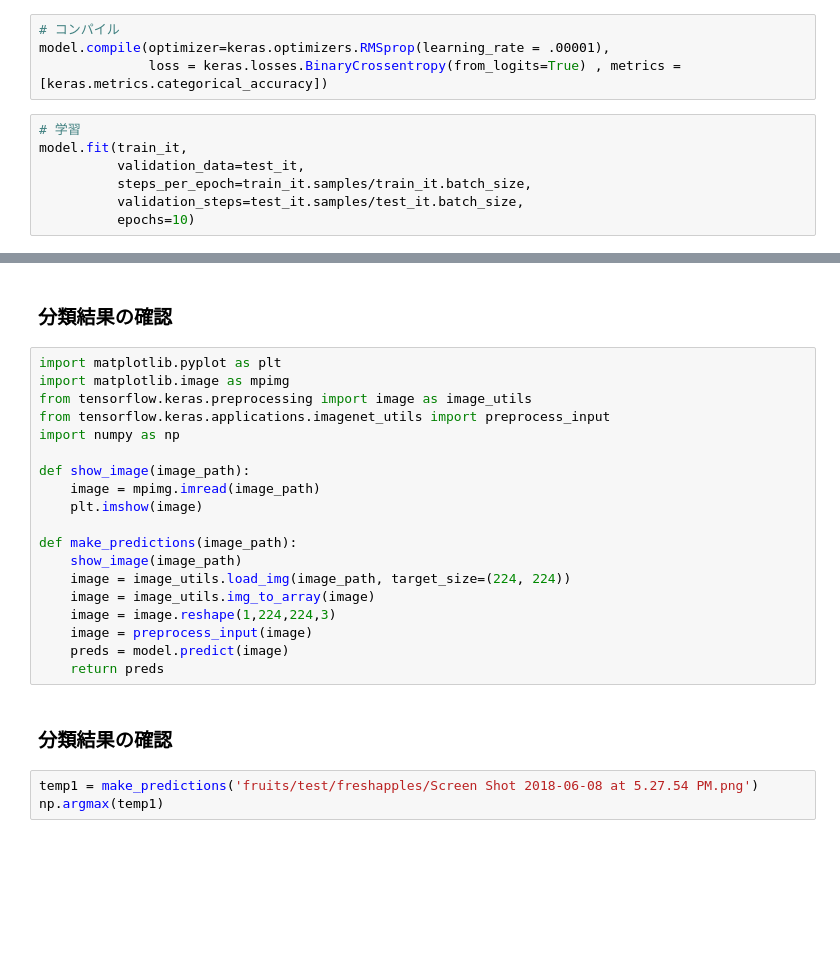
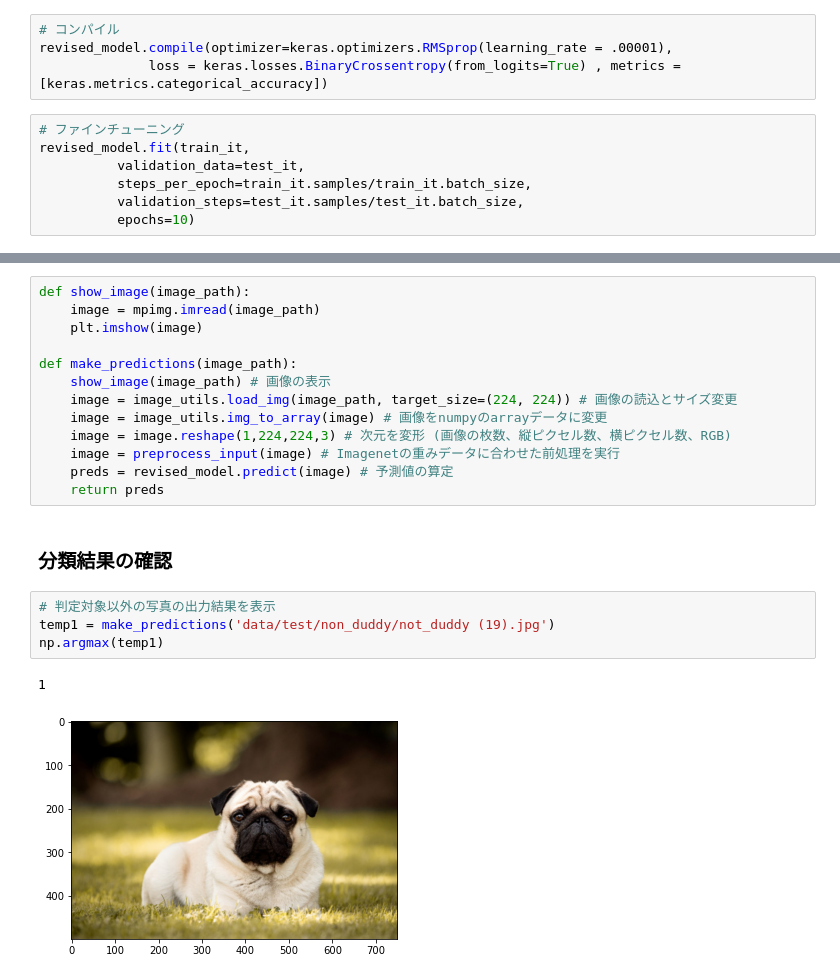
Before and after one commit to KJMAN678/Image_classification_by_keras, a Jupyter notebook: ImageProcessing.ipynb, the cells around one changed output, grey strips where cells are left out. Drawn from its saved outputs; the diff is of its cells as text; blank space fills up the shorter version.

```diff
--- a/ImageProcessing.ipynb
+++ b/ImageProcessing.ipynb
@@ -133,10 +191,10 @@ base_model.trainable = True
 # %%
 # コンパイル
-model.compile(optimizer=keras.optimizers.RMSprop(learning_rate = .00001),
+revised_model.compile(optimizer=keras.optimizers.RMSprop(learning_rate = .00001),
               loss = keras.losses.BinaryCrossentropy(from_logits=True) , metrics =  [keras.metrics.categorical_accuracy])
 # %%
-# 学習
-model.fit(train_it,
+# ファインチューニング
+revised_model.fit(train_it,
           validation_data=test_it,
           steps_per_epoch=train_it.samples/train_it.batch_size,
           validation_steps=test_it.samples/test_it.batch_size,
@@ -148,26 +235,22 @@ model.evaluate(test_it, steps=test_it.samples/test_it.batch_size)
+# %%
+def show_image(image_path):
+    image = mpimg.imread(image_path)
+    plt.imshow(image)
+
+def make_predictions(image_path):
+    show_image(image_path) # 画像の表示
+    image = image_utils.load_img(image_path, target_size=(224, 224)) # 画像の読込とサイズ変更
+    image = image_utils.img_to_array(image) # 画像をnumpyのarrayデータに変更
+    image = image.reshape(1,224,224,3) # 次元を変形 (画像の枚数、縦ピクセル数、横ピクセル数、RGB)
+    image = preprocess_input(image) # Imagenetの重みデータに合わせた前処理を実行
+    preds = revised_model.predict(image) # 予測値の算定
+    return preds
 # %% [markdown]
 ### 分類結果の確認
-# %%
-import matplotlib.pyplot as plt
-import matplotlib.image as mpimg
-from tensorflow.keras.preprocessing import image as image_utils
-from tensorflow.keras.applications.imagenet_utils import preprocess_input
-import numpy as np
-
-def show_image(image_path):
-    image = mpimg.imread(image_path)
-    plt.imshow(image)
-
-def make_predictions(image_path):
-    show_image(image_path)
-    image = image_utils.load_img(image_path, target_size=(224, 224))
-    image = image_utils.img_to_array(image)
-    image = image.reshape(1,224,224,3)
-    image = preprocess_input(image)
-    preds = model.predict(image)
-    return preds
-# %% [markdown]
-### 分類結果の確認
-# %%
-temp1 = make_predictions('fruits/test/freshapples/Screen Shot 2018-06-08 at 5.27.54 PM.png')
-np.argmax(temp1)
+# %%
+# 判定対象以外の写真の出力結果を表示
+temp1 = make_predictions('data/test/non_duddy/not_duddy (19).jpg')
+np.argmax(temp1)
+# %% [output]
+1
+[figure, added]
```
Also changed, not shown: parts of 25 cells of this notebook, 1 other file.
